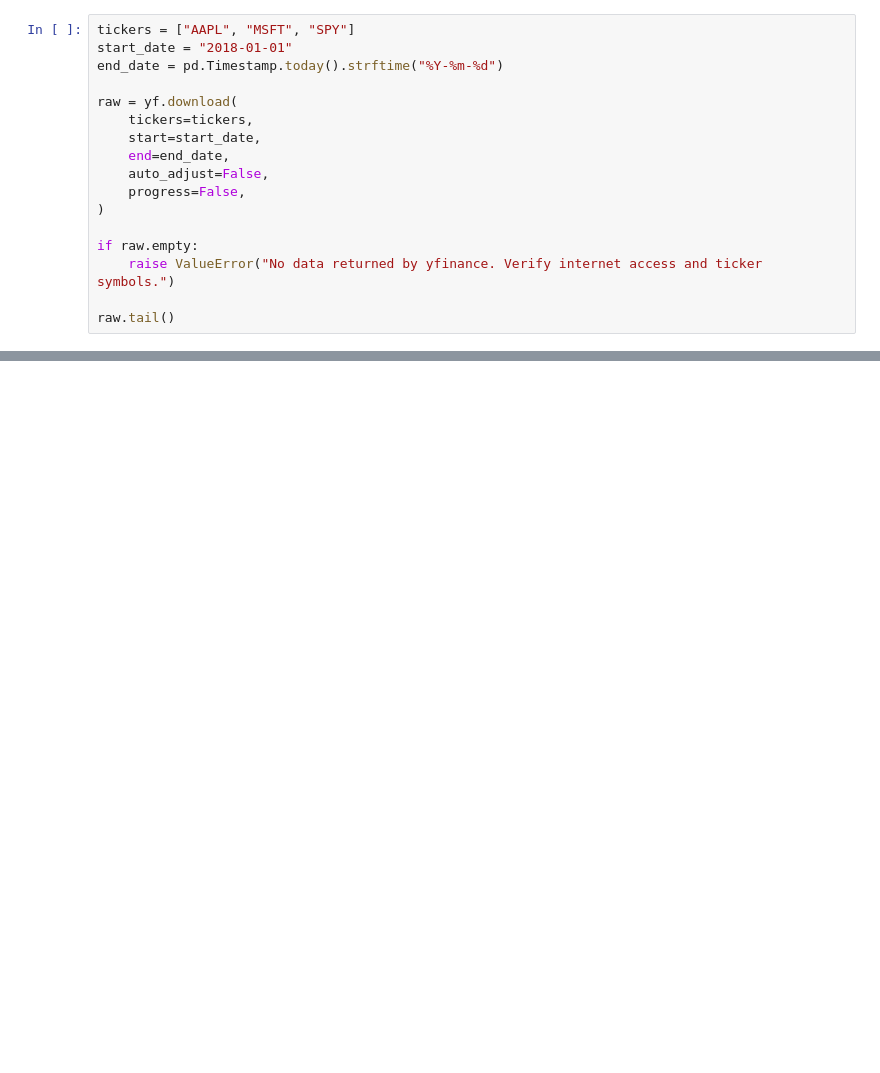
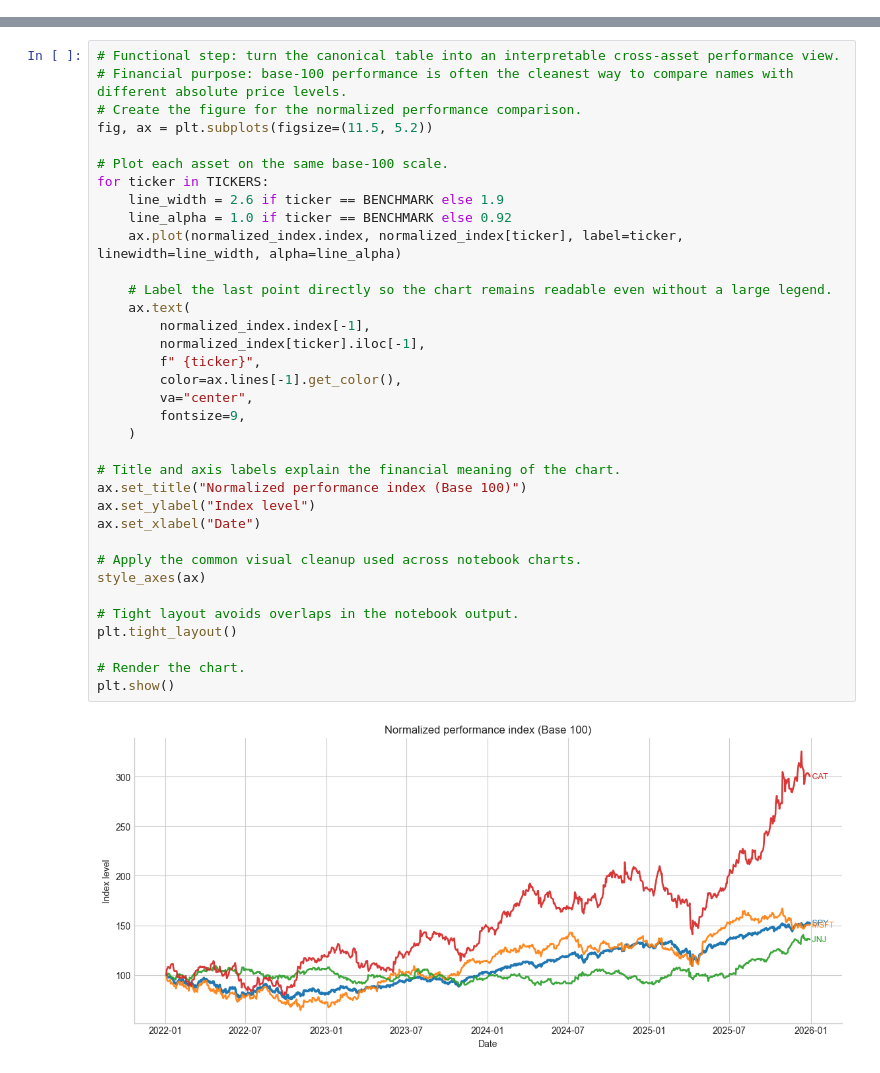
Before and after one commit to juliovalerog/FinEngineering_AlgoTrading, a Jupyter notebook: notebooks/01_financial_data_analysis.ipynb, the cells around one changed output, grey strips where cells are left out. Drawn from its saved outputs; the diff is of its cells as text; blank space fills up the shorter version.

Commit message:
Refine teaching notebooks and data workflow

```diff
--- a/notebooks/01_financial_data_analysis.ipynb
+++ b/notebooks/01_financial_data_analysis.ipynb
@@ -56,17 +0,0 @@ We use:
-# %%
-tickers = ["AAPL", "MSFT", "SPY"]
-start_date = "2018-01-01"
-end_date = pd.Timestamp.today().strftime("%Y-%m-%d")
-
-raw = yf.download(
-    tickers=tickers,
-    start=start_date,
-    end=end_date,
-    auto_adjust=False,
-    progress=False,
-)
-
-if raw.empty:
-    raise ValueError("No data returned by yfinance. Verify internet access and ticker symbols.")
-
-raw.tail()
@@ -254,0 +484,37 @@ In this notebook, we built discipline around data preparation and interpretation
+# %%
+# Functional step: turn the canonical table into an interpretable cross-asset performance view.
+# Financial purpose: base-100 performance is often the cleanest way to compare names with different absolute price levels.
+# Create the figure for the normalized performance comparison.
+fig, ax = plt.subplots(figsize=(11.5, 5.2))
+
+# Plot each asset on the same base-100 scale.
+for ticker in TICKERS:
+    line_width = 2.6 if ticker == BENCHMARK else 1.9
+    line_alpha = 1.0 if ticker == BENCHMARK else 0.92
+    ax.plot(normalized_index.index, normalized_index[ticker], label=ticker, linewidth=line_width, alpha=line_alpha)
+
+    # Label the last point directly so the chart remains readable even without a large legend.
+    ax.text(
+        normalized_index.index[-1],
+        normalized_index[ticker].iloc[-1],
+        f" {ticker}",
+        color=ax.lines[-1].get_color(),
+        va="center",
+        fontsize=9,
+    )
+
+# Title and axis labels explain the financial meaning of the chart.
+ax.set_title("Normalized performance index (Base 100)")
+ax.set_ylabel("Index level")
+ax.set_xlabel("Date")
+
+# Apply the common visual cleanup used across notebook charts.
+style_axes(ax)
+
+# Tight layout avoids overlaps in the notebook output.
+plt.tight_layout()
+
+# Render the chart.
+plt.show()
+# %% [output]
+[figure, added]
```
Also changed, not shown: parts of 37 cells of this notebook, 4 other files.
